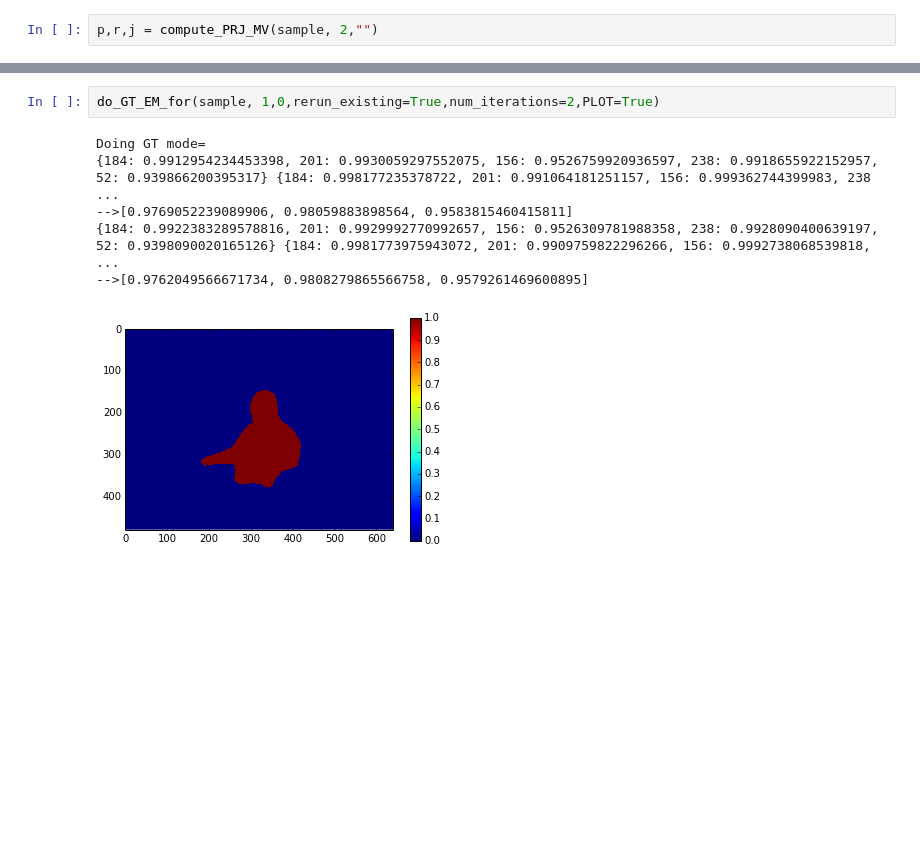
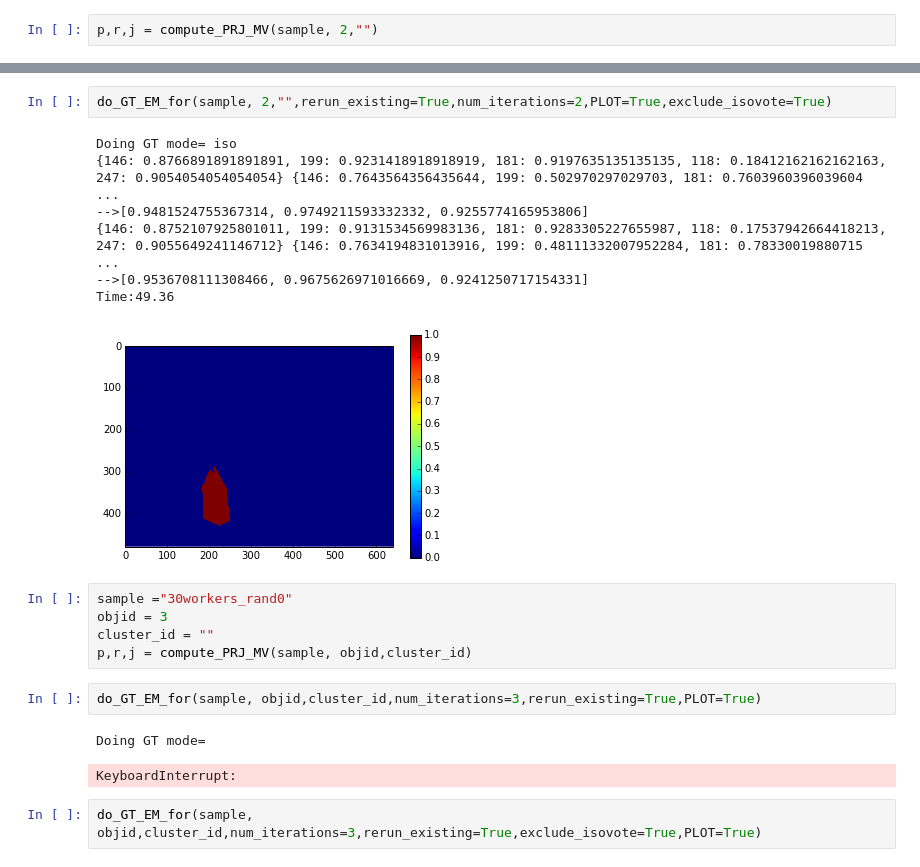
Before and after one commit to cognoscentai/segmentation, a Jupyter notebook: ipynb/Final Pipeline.ipynb, the cells around one changed output, grey strips where cells are left out. Cells and saved outputs as stored; diff of their text form; blank space fills up the shorter version.

```diff
--- a/ipynb/Final Pipeline.ipynb
+++ b/ipynb/Final Pipeline.ipynb
@@ -225,10 +153,23 @@ Doing GT mode=
 [figure]
 # %%
-do_GT_EM_for(sample, 1,0,rerun_existing=True,num_iterations=2,PLOT=True)
+do_GT_EM_for(sample, 2,"",rerun_existing=True,num_iterations=2,PLOT=True,exclude_isovote=True)
 # %% [output]
-Doing GT mode=
-{184: 0.9912954234453398, 201: 0.9930059297552075, 156: 0.9526759920936597, 238: 0.9918655922152957, 52: 0.939866200395317} {184: 0.998177235378722, 201: 0.991064181251157, 156: 0.999362744399983, 238 ...
--->[0.9769052239089906, 0.98059883898564, 0.9583815460415811]
-{184: 0.9922383289578816, 201: 0.9929992770992657, 156: 0.9526309781988358, 238: 0.9928090400639197, 52: 0.9398090020165126} {184: 0.9981773975943072, 201: 0.9909759822296266, 156: 0.9992738068539818, ...
--->[0.9762049566671734, 0.9808279865566758, 0.9579261469600895]
+Doing GT mode= iso
+{146: 0.8766891891891891, 199: 0.9231418918918919, 181: 0.9197635135135135, 118: 0.18412162162162163, 247: 0.9054054054054054} {146: 0.7643564356435644, 199: 0.502970297029703, 181: 0.7603960396039604 ...
+-->[0.9481524755367314, 0.9749211593332332, 0.9255774165953806]
+{146: 0.8752107925801011, 199: 0.9131534569983136, 181: 0.9283305227655987, 118: 0.17537942664418213, 247: 0.9055649241146712} {146: 0.7634194831013916, 199: 0.48111332007952284, 181: 0.78330019880715 ...
+-->[0.9536708111308466, 0.9675626971016669, 0.9241250717154331]
+Time:49.36
-[figure, old version]
+[figure, new version]
+# %%
+sample ="30workers_rand0"
+objid = 3
+cluster_id = ""
+p,r,j = compute_PRJ_MV(sample, objid,cluster_id)
+# %%
+do_GT_EM_for(sample, objid,cluster_id,num_iterations=3,rerun_existing=True,PLOT=True)
+# %% [output]
+Doing GT mode=
+KeyboardInterrupt:
+# %%
+do_GT_EM_for(sample, objid,cluster_id,num_iterations=3,rerun_existing=True,exclude_isovote=True,PLOT=True)
```
Also changed, not shown: parts of 22 cells of this notebook, 1 other file.
